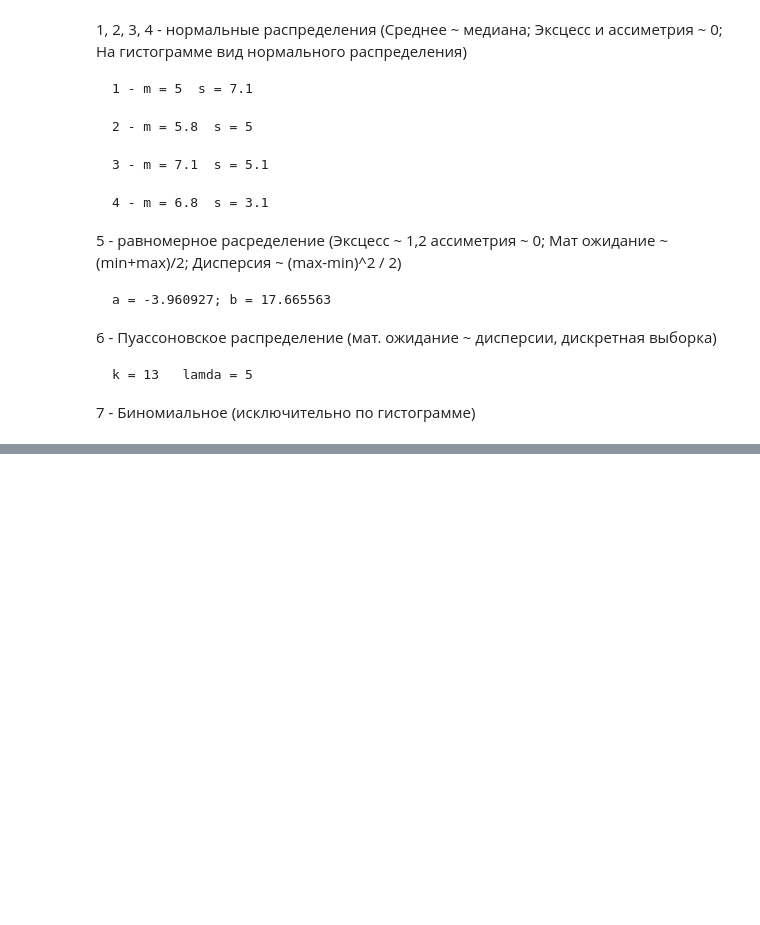
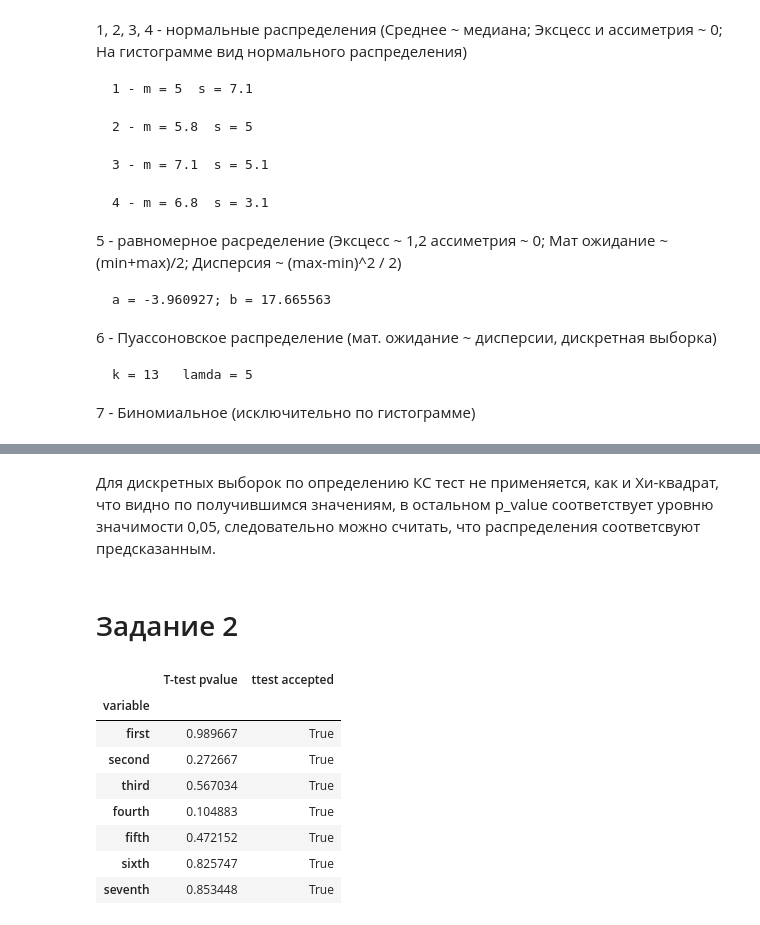
Before and after one commit to WhyNotKo/Statistical-information-processing-methods, a Jupyter notebook: lab2.ipynb, the cells around one changed output, grey strips where cells are left out. Drawn from its saved outputs; the diff is of its cells as text; code cells hidden in the pictures; blank space fills up the shorter version.

```diff
--- a/lab2.ipynb
+++ b/lab2.ipynb
@@ -61,0 +55,15 @@ Counter({7: 96,
+# %%
+names = list(data)
+num_bins = 10  # Количество интервалов для дискретизации
+norm = names[0:4]
+p_values = []
+np.random.seed(16)
+for name in norm:
+    normal = np.random.normal(loc=mean(data[name].values), scale=stdev(data[name].values), size=100000)
+    expected, bins = np.histogram(normal, bins=num_bins)
+    observed, bins1 = np.histogram(data[name], bins=bins)
+    observed = np.array(observed)
+
+    statistic, p_value = stats.chisquare(observed, expected/200)
+    p_values.append(p_value)
+# p_values
@@ -61,0 +89,15 @@ Counter({7: 96,
+# %%
+ks_values = np.zeros(7)
+val = data['fifth']
+val = (val - val.min()) / (val.max() - val.min())
+a,p = stats.kstest(val, 'uniform')
+ks_values[4] = p
+# %%
+i = 0
+for name in norm:
+    mu = mean(data[name])
+    sigma = stdev(data[name])
+    a,p = stats.kstest((data[name] - mu) / sigma, 'norm')
+    ks_values[i] = p
+    i+=1
+# list(ks_values)
@@ -61,0 +133,4 @@ Counter({7: 96,
+# %% [markdown]
+Для дискретных выборок по определению КС тест не применяется, как и Хи-квадрат, что видно по получившимся значениям, в остальном p_value соответствует уровню значимости 0,05, следовательно можно считать, что распределения соответсвуют предсказанным.
+# %% [markdown]
+# Задание 2
@@ -61,0 +147,14 @@ Counter({7: 96,
+# %%
+second_table = pd.DataFrame(table_second)
+second_table = second_table.set_index('variable')
+second_table
+# %% [output]
+|  | T-test pvalue | ttest accepted |
+| variable |  |  |
+| first | 0.989667 | True |
+| second | 0.272667 | True |
+| third | 0.567034 | True |
+| fourth | 0.104883 | True |
+| fifth | 0.472152 | True |
+| sixth | 0.825747 | True |
+| seventh | 0.853448 | True |
```
Also changed, not shown: parts of 21 cells of this notebook, 1 other file.
